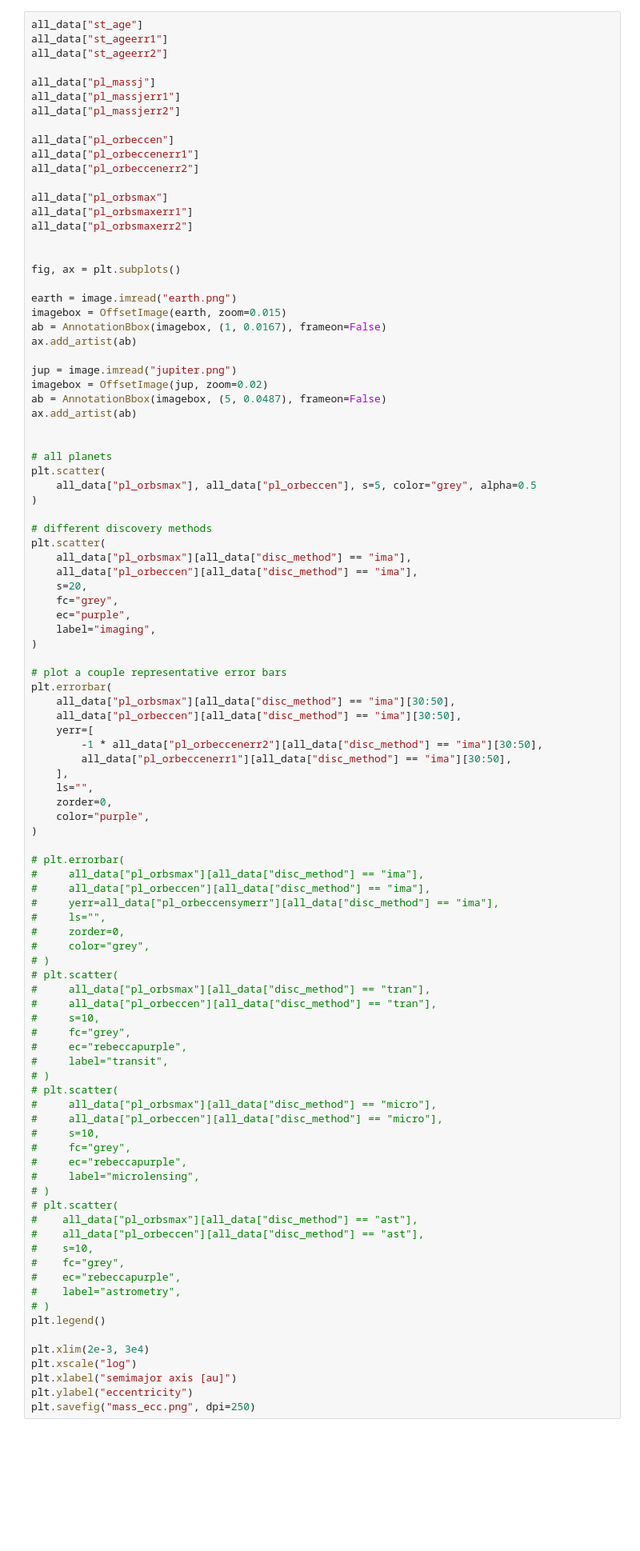
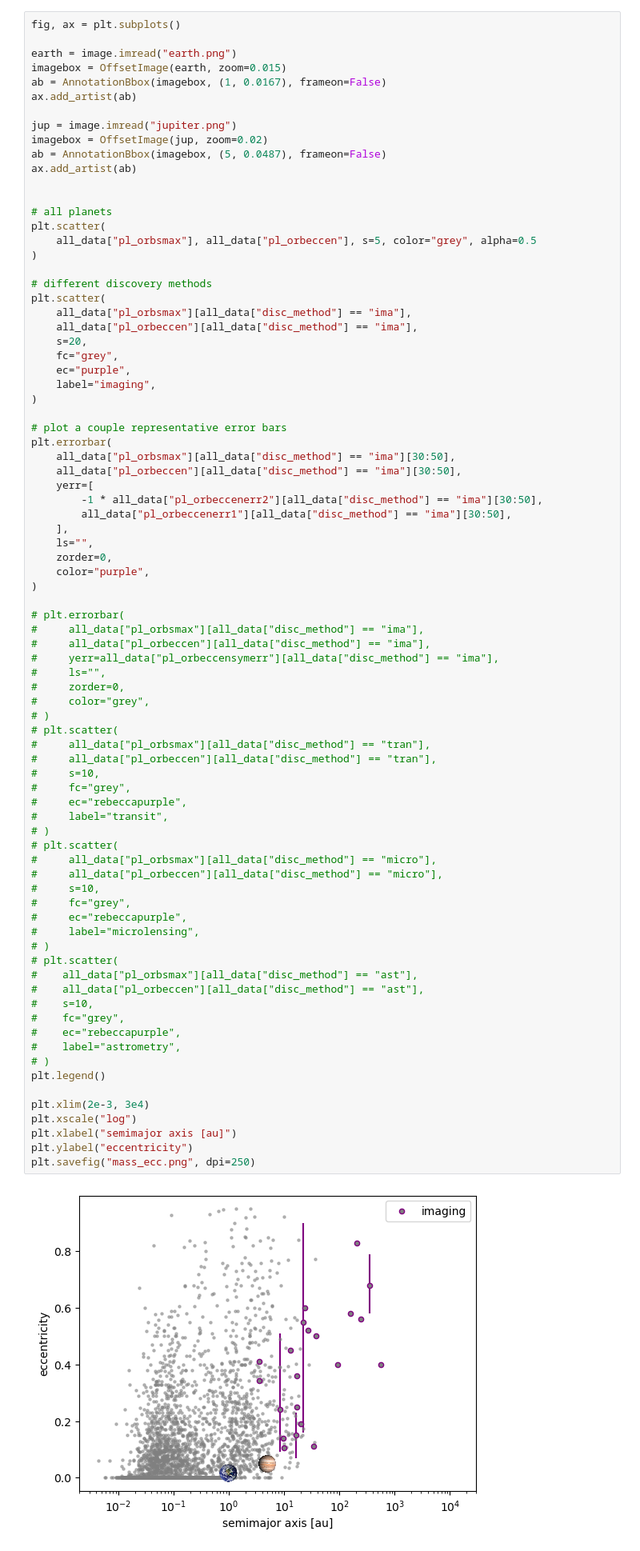
Before and after one commit to quintoon/visualizations, a Jupyter notebook: 3D_demographics/make_plots.ipynb, the cells around one changed output. Shown at 80% size. Cells and saved outputs as stored; diff of their text form; blank space fills up the shorter version.

```diff
--- a/3D_demographics/make_plots.ipynb
+++ b/3D_demographics/make_plots.ipynb
@@ -85,21 +90,4 @@ plt.savefig("mass_rad.png", dpi=250)
 # %%
-all_data["st_age"]
-all_data["st_ageerr1"]
-all_data["st_ageerr2"]
-
-all_data["pl_massj"]
-all_data["pl_massjerr1"]
-all_data["pl_massjerr2"]
-
-all_data["pl_orbeccen"]
-all_data["pl_orbeccenerr1"]
-all_data["pl_orbeccenerr2"]
-
-all_data["pl_orbsmax"]
-all_data["pl_orbsmaxerr1"]
-all_data["pl_orbsmaxerr2"]
-
-
 fig, ax = plt.subplots()
 
 earth = image.imread("earth.png")
@@ -153,33 +141,35 @@ plt.errorbar(
 #     all_data["pl_orbsmax"][all_data["disc_method"] == "tran"],
 #     all_data["pl_orbeccen"][all_data["disc_method"] == "tran"],
 #     s=10,
 #     fc="grey",
 #     ec="rebeccapurple",
 #     label="transit",
 # )
 # plt.scatter(
 #     all_data["pl_orbsmax"][all_data["disc_method"] == "micro"],
 #     all_data["pl_orbeccen"][all_data["disc_method"] == "micro"],
 #     s=10,
 #     fc="grey",
 #     ec="rebeccapurple",
 #     label="microlensing",
 # )
 # plt.scatter(
 #    all_data["pl_orbsmax"][all_data["disc_method"] == "ast"],
 #    all_data["pl_orbeccen"][all_data["disc_method"] == "ast"],
 #    s=10,
 #    fc="grey",
 #    ec="rebeccapurple",
 #    label="astrometry",
 # )
 plt.legend()
 
 plt.xlim(2e-3, 3e4)
 plt.xscale("log")
 plt.xlabel("semimajor axis [au]")
 plt.ylabel("eccentricity")
 plt.savefig("mass_ecc.png", dpi=250)
+# %% [output]
+[figure, added]
 # %%
 fig, ax = plt.subplots()
 
```
Also changed, not shown: parts of 2 cells of this notebook, 2 other files.
